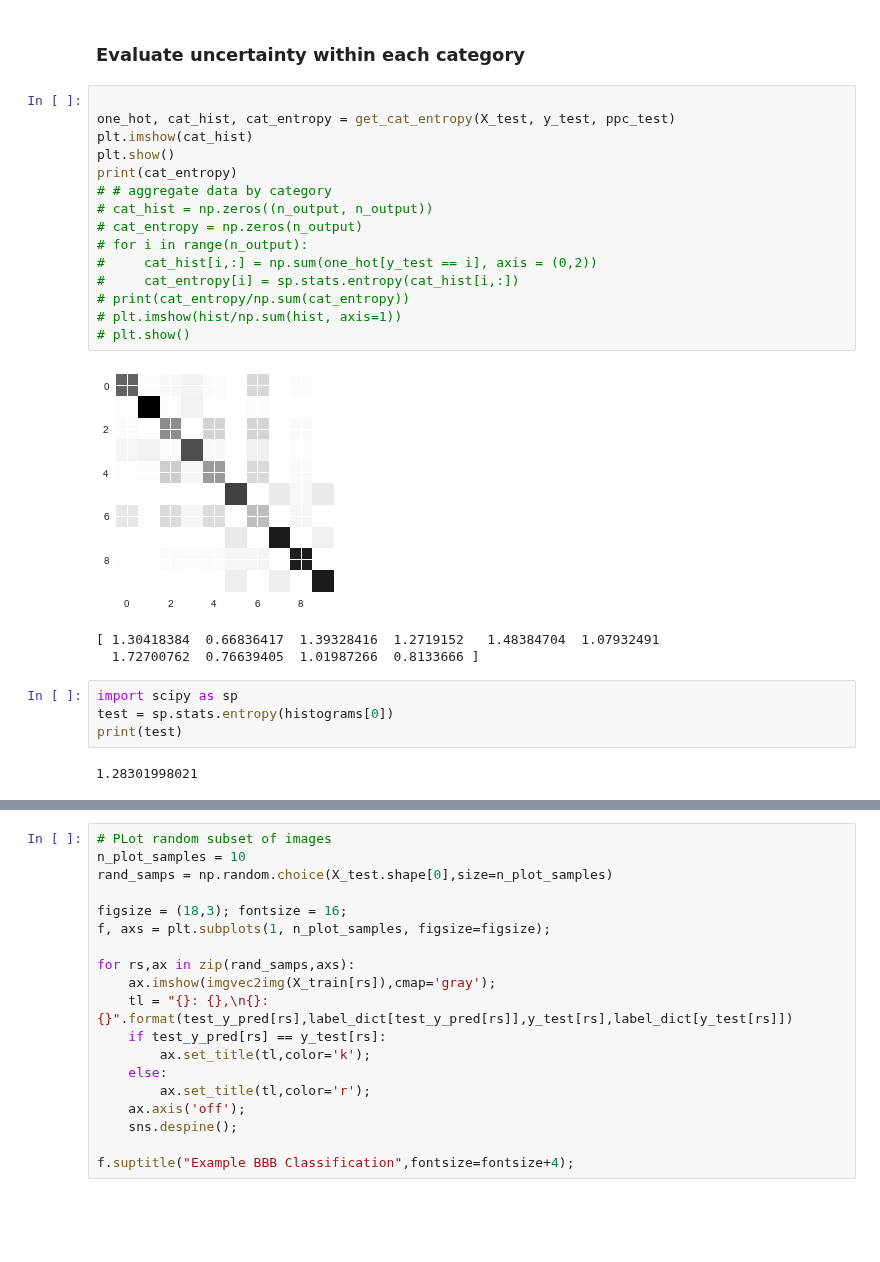
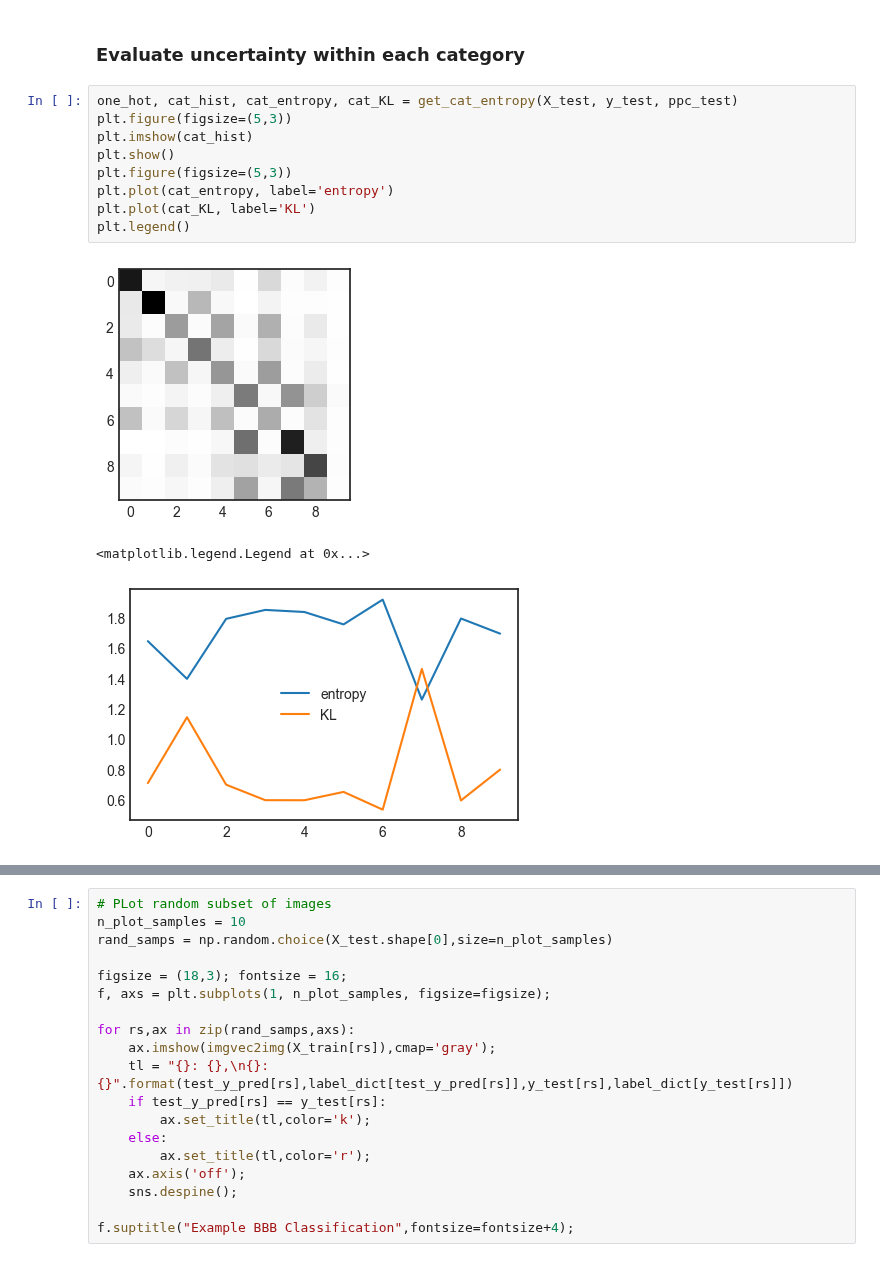
Before and after one commit to chongguo/ADVI-pymc3-Fashion-MNIST, a Jupyter notebook: ek_sandbox/BBB_active_learning.ipynb, the cells around one changed output, grey strips where cells are left out. Saved outputs shown, nothing was run; the diff lists cells and outputs as text; blank space fills up the shorter version.

```diff
--- a/ek_sandbox/BBB_active_learning.ipynb
+++ b/ek_sandbox/BBB_active_learning.ipynb
@@ -482,28 +463,16 @@ Network Test Set Performance: 0.579400
 2. see choose next batch of those categories (or proportional to that)
 # %% [markdown]
 ### Evaluate uncertainty within each category
-# %%
-
-one_hot, cat_hist, cat_entropy = get_cat_entropy(X_test, y_test, ppc_test)
-plt.imshow(cat_hist)
-plt.show()
-print(cat_entropy)
-# # aggregate data by category
-# cat_hist = np.zeros((n_output, n_output))
-# cat_entropy = np.zeros(n_output)
-# for i in range(n_output):
-#     cat_hist[i,:] = np.sum(one_hot[y_test == i], axis = (0,2))
-#     cat_entropy[i] = sp.stats.entropy(cat_hist[i,:])
-# print(cat_entropy/np.sum(cat_entropy))
-# plt.imshow(hist/np.sum(hist, axis=1))
-# plt.show()
-# %% [output]
-[figure, removed]
-[ 1.30418384  0.66836417  1.39328416  1.2719152   1.48384704  1.07932491
-  1.72700762  0.76639405  1.01987266  0.8133666 ]
-# %%
-import scipy as sp
-test = sp.stats.entropy(histograms[0])
-print(test)
-# %% [output]
-1.28301998021
+# %%
+one_hot, cat_hist, cat_entropy, cat_KL = get_cat_entropy(X_test, y_test, ppc_test)
+plt.figure(figsize=(5,3))
+plt.imshow(cat_hist)
+plt.show()
+plt.figure(figsize=(5,3))
+plt.plot(cat_entropy, label='entropy')
+plt.plot(cat_KL, label='KL')
+plt.legend()
+# %% [output]
+[figure, added]
+<matplotlib.legend.Legend at 0x...>
+[figure, added]
```
Also changed, not shown: parts of 16 cells of this notebook.
